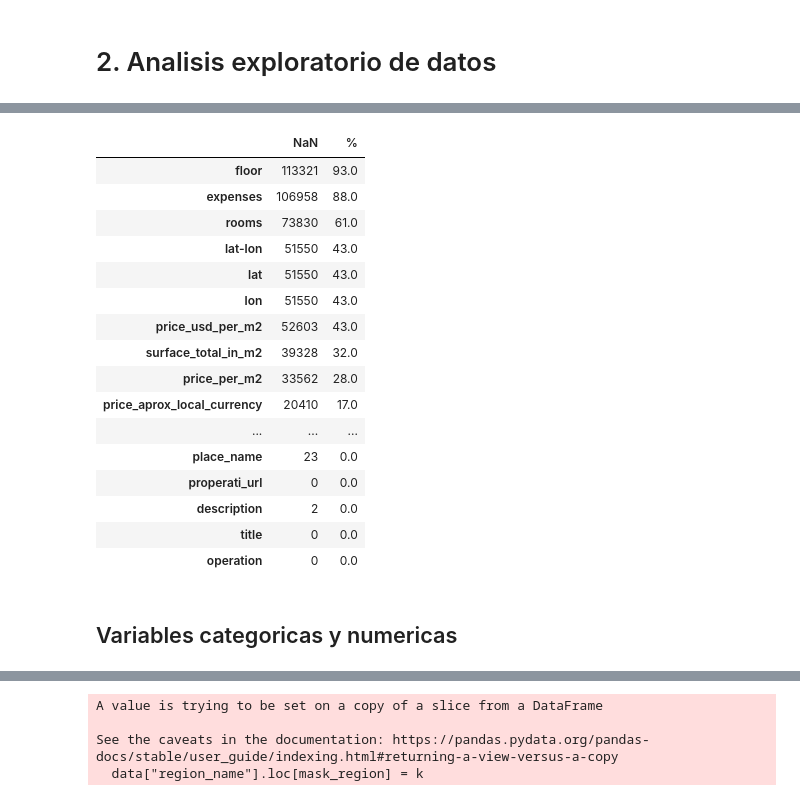
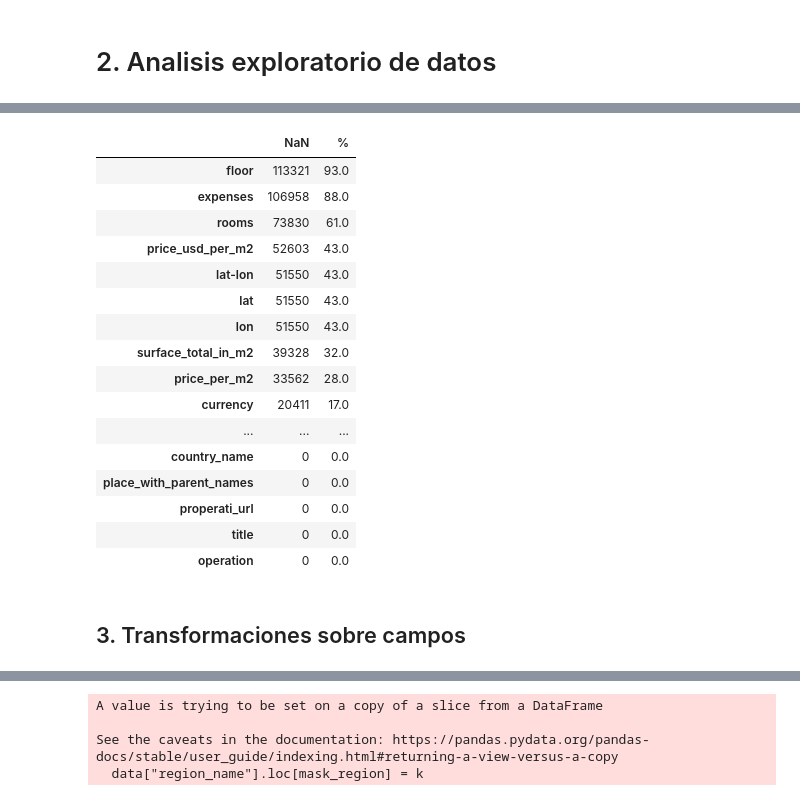
Before and after one commit to JoaquinC-1/TP_DH, a Jupyter notebook: TP_properati.ipynb, the cells around one changed output, grey strips where cells are left out. Drawn from its saved outputs; the diff is of its cells as text; code cells hidden in the pictures.

```diff
--- a/TP_properati.ipynb
+++ b/TP_properati.ipynb
@@ -58,7 +58,7 @@ import geopandas as gpd
 # %%
 #Cargamos dataset, utilizamos primera columna como indice porque presenta
 
-data= pd.read_csv("properatti_nuevo.csv", index_col=0)
+data= pd.read_csv("properatti.csv", index_col=0)
 # %% [markdown]
 # 2. Analisis exploratorio de datos
 # %%
@@ -107,0 +90,3 @@ data.sample(5)
+# %%
+pd.set_option('display.max_columns', None)
+data.sample(5)
@@ -108,29 +100,29 @@ data.sample(5)
 # %%
 # Rapido vistazo a missing values
 
 df_nulls = pd.DataFrame({"NaN": data.isna().sum(),
-                        "%" : round(data.isna().sum()/data.shape[0]*100)}).sort_values(by= "%", ascending=False)
+                        "%" : round(data.isna().sum()/data.shape[0]*100)}).sort_values(by= "NaN", ascending=False)
 df_nulls
 # %% [output]
 |  | NaN | % |
 | floor | 113321 | 93.0 |
 | expenses | 106958 | 88.0 |
 | rooms | 73830 | 61.0 |
+| price_usd_per_m2 | 52603 | 43.0 |
 | lat-lon | 51550 | 43.0 |
 | lat | 51550 | 43.0 |
 | lon | 51550 | 43.0 |
-| price_usd_per_m2 | 52603 | 43.0 |
 | surface_total_in_m2 | 39328 | 32.0 |
 | price_per_m2 | 33562 | 28.0 |
-| price_aprox_local_currency | 20410 | 17.0 |
+| currency | 20411 | 17.0 |
 | ... | ... | ... |
-| place_name | 23 | 0.0 |
+| country_name | 0 | 0.0 |
+| place_with_parent_names | 0 | 0.0 |
 | properati_url | 0 | 0.0 |
-| description | 2 | 0.0 |
 | title | 0 | 0.0 |
 | operation | 0 | 0.0 |
-# %% [markdown]
-## Variables categoricas y numericas
+# %% [markdown]
+## 3. Transformaciones sobre campos
 # %%
 categorical = data.select_dtypes("object")
 numerical = data.select_dtypes("float")
```
Also changed, not shown: parts of 27 cells of this notebook.
